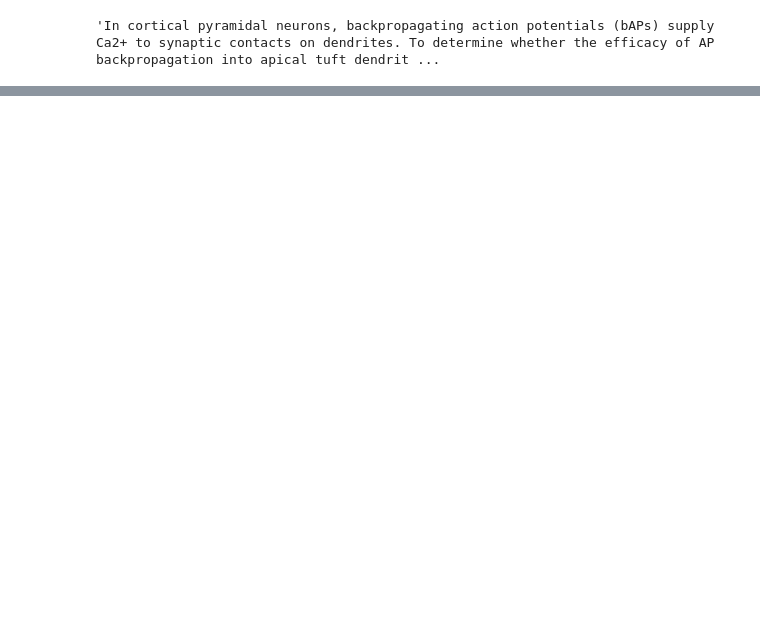
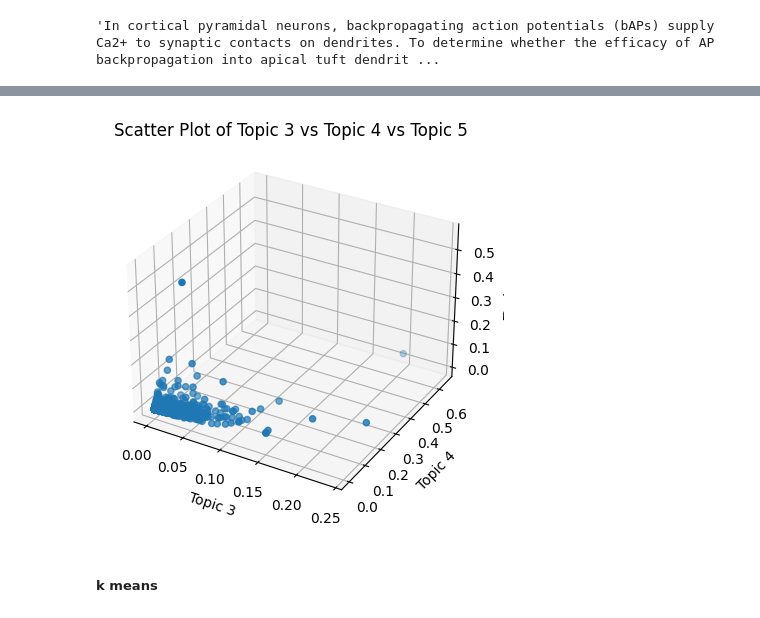
Before and after one commit to pedrozanineli/praticas-computacionais-avancadas, a Jupyter notebook: praticas_individuais/extracao abstract webofscience - zani.ipynb, the cells around one changed output, grey strips where cells are left out. Drawn from its saved outputs; the diff is of its cells as text; code cells hidden in the pictures; blank space fills up the shorter version.

```diff
--- a/praticas_individuais/extracao abstract webofscience - zani.ipynb
+++ b/praticas_individuais/extracao abstract webofscience - zani.ipynb
@@ -258,0 +414,7 @@ list(df['Abstract'])[1006]
+# %%
+svd = TruncatedSVD(n_components=10)
+lsa = svd.fit_transform(csr_mat)
+
+topic_encoded_df = pd.DataFrame(lsa, columns = ["topic_1", "topic_2", "topic_3", "topic_4", "topic_5", "topic_6", "topic_7", "topic_8", "topic_9", "topic_10"])
+topic_encoded_df["titles"] = titles
+display(topic_encoded_df[["titles", "topic_1", "topic_2", "topic_3", "topic_4", "topic_5", "topic_6", "topic_7", "topic_8", "topic_9", "topic_10"]])
@@ -258,0 +567,16 @@ list(df['Abstract'])[1006]
+# %%
+fig = plt.figure()
+ax = fig.add_subplot(projection='3d')
+
+ax.scatter(encoding_matrix["topic_1"].values, encoding_matrix["topic_2"].values, encoding_matrix["topic_3"].values)
+
+ax.set_xlabel('Topic 3')
+ax.set_ylabel('Topic 4')
+ax.set_zlabel('Topic 5')
+ax.set_title('Scatter Plot of Topic 3 vs Topic 4 vs Topic 5')
+
+plt.show()
+# %% [output]
+[figure, added]
+# %% [markdown]
+##### k means
```
Also changed, not shown: parts of 31 cells of this notebook.
